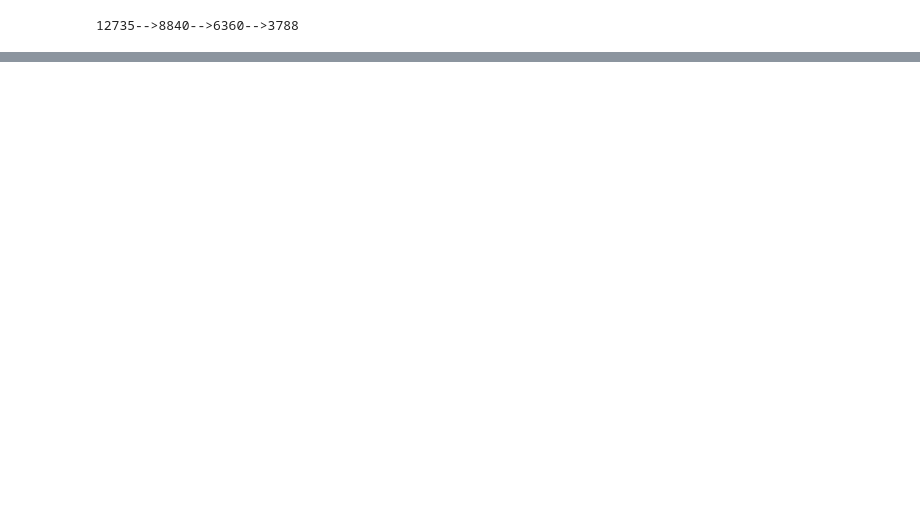
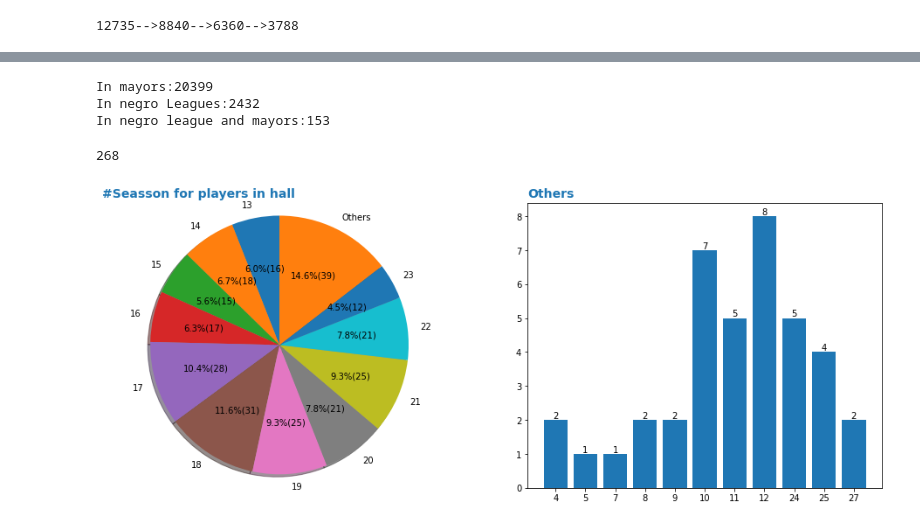
Before and after one commit to abel1927/DJ-MLB-Hall-Fame, a Jupyter notebook: Analysis/explore_data.ipynb, the cells around one changed output, grey strips where cells are left out. Drawn from its saved outputs; the diff is of its cells as text; code cells hidden in the pictures; blank space fills up the shorter version.

```diff
--- a/Analysis/explore_data.ipynb
+++ b/Analysis/explore_data.ipynb
@@ -147,0 +195,36 @@ pprint(retirament_decade_list)
+# %%
+print(f"In mayors:{in_mayors}")
+print(f"In negro Leagues:{in_negro_league}")
+print(f"In negro league and mayors:{in_negro_and_mlb}")
+# %% [output]
+In mayors:20399
+In negro Leagues:2432
+In negro league and mayors:153
+# %%
+as_player_hof
+# %% [output]
+268
+# %%
+##pprint(hof_number_of_seasons)
+
+others= [str(x) for x in [4,5,7,8,9,10,11,12,24,25,27]]
+other_count = [2,1,1,2,2,7,5,8,5,4,2]
+
+p_count =  [16,18,15,17,28,31,25,21,25,21,12,39]
+p_labels = [13,14,15,16,17,18,19,20,21,22,23,"Others"]
+
+def autopct_fun(abs_values):
+    gen = iter(abs_values)
+    return lambda pct: f"{pct:.1f}%({next(gen)})"
+
+fig, (ax1,ax2) = plt.subplots(1,2,figsize=(16, 6))
+ax1.pie(p_count, labels=p_labels, autopct=autopct_fun(p_count), shadow=True, startangle=90)
+ax1.axis('equal')
+ax1.set_title('#Seasson for players in hall', loc = "left", fontdict = {'fontsize':14, 'fontweight':'bold', 'color':'tab:blue'})
+ax2.bar(others, other_count, color='blue')
+x = np.arange(len(other_count))
+ax2.bar_label(ax2.bar(x, other_count))
+ax2.set_title('Others', loc = "left", fontdict = {'fontsize':14, 'fontweight':'bold', 'color':'tab:blue'})
+plt.show()
+# %% [output]
+[figure, added]
```
Also changed, not shown: parts of 22 cells of this notebook, 1 other file.
